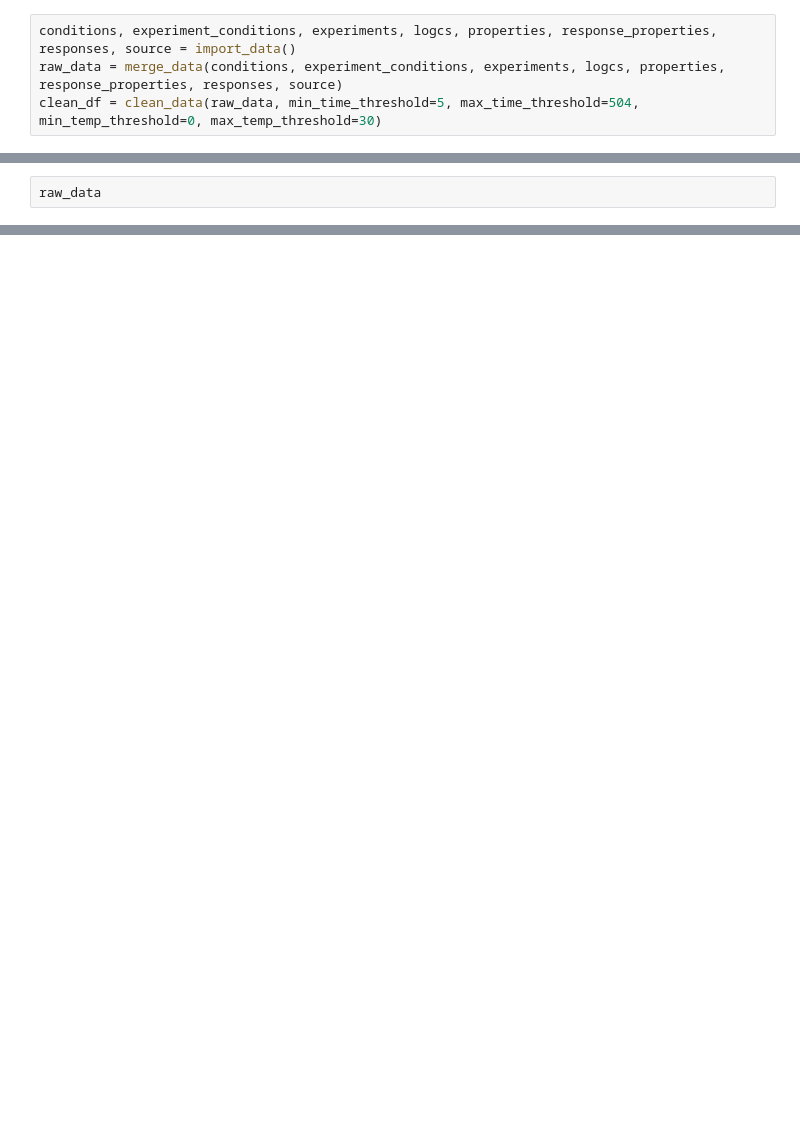
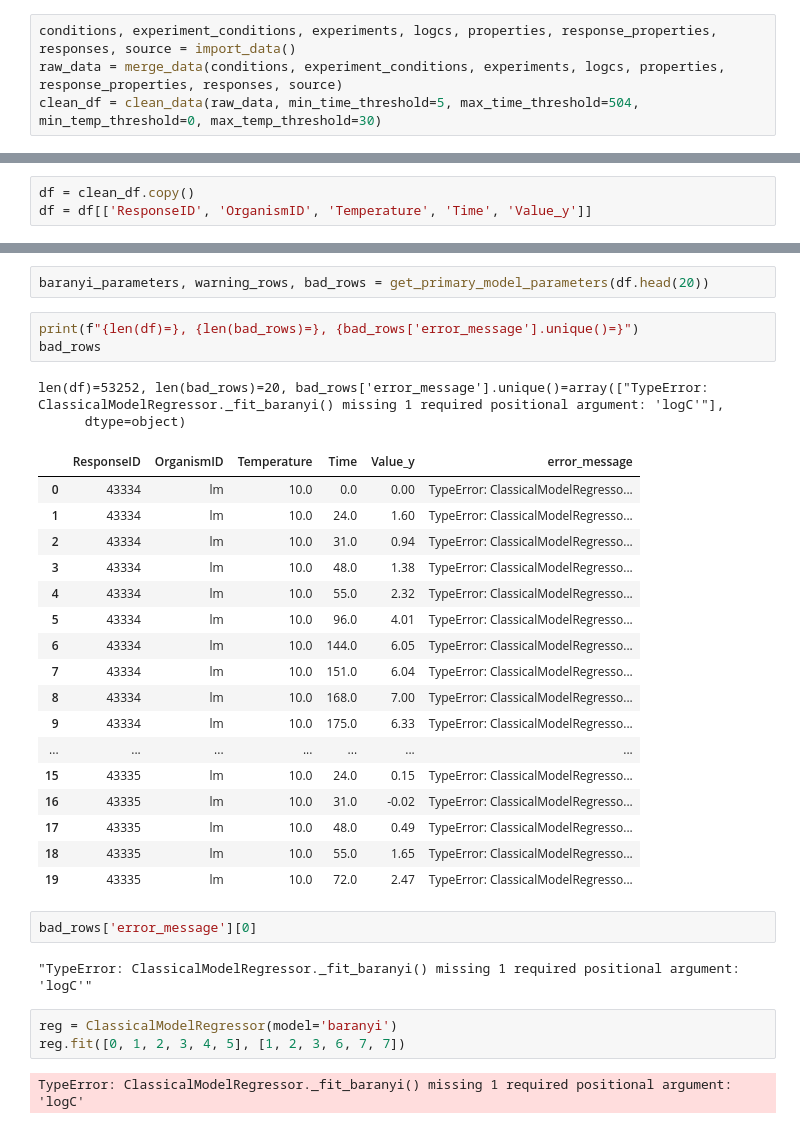
Before and after one commit to lulutinee/safer_food, a Jupyter notebook: notebooks/JYL_sandbox.ipynb, the cells around one changed output, grey strips where cells are left out. Saved outputs shown, nothing was run; the diff lists cells and outputs as text; blank space fills up the shorter version.

```diff
--- a/notebooks/JYL_sandbox.ipynb
+++ b/notebooks/JYL_sandbox.ipynb
@@ -449,2 +490,3 @@ clean_df = clean_data(raw_data, min_time_threshold=5, max_time_threshold=504, mi
 # %%
-raw_data
+df = clean_df.copy()
+df = df[['ResponseID', 'OrganismID', 'Temperature', 'Time', 'Value_y']]
@@ -480,0 +667,34 @@ clean_df
+# %%
+baranyi_parameters, warning_rows, bad_rows = get_primary_model_parameters(df.head(20))
+# %%
+print(f"{len(df)=}, {len(bad_rows)=}, {bad_rows['error_message'].unique()=}")
+bad_rows
+# %% [output]
+len(df)=53252, len(bad_rows)=20, bad_rows['error_message'].unique()=array(["TypeError: ClassicalModelRegressor._fit_baranyi() missing 1 required positional argument: 'logC'"],
+      dtype=object)
+|  | ResponseID | OrganismID | Temperature | Time | Value_y | error_message |
+| 0 | 43334 | lm | 10.0 | 0.0 | 0.00 | TypeError: ClassicalModelRegresso... |
+| 1 | 43334 | lm | 10.0 | 24.0 | 1.60 | TypeError: ClassicalModelRegresso... |
+| 2 | 43334 | lm | 10.0 | 31.0 | 0.94 | TypeError: ClassicalModelRegresso... |
+| 3 | 43334 | lm | 10.0 | 48.0 | 1.38 | TypeError: ClassicalModelRegresso... |
+| 4 | 43334 | lm | 10.0 | 55.0 | 2.32 | TypeError: ClassicalModelRegresso... |
+| 5 | 43334 | lm | 10.0 | 96.0 | 4.01 | TypeError: ClassicalModelRegresso... |
+| 6 | 43334 | lm | 10.0 | 144.0 | 6.05 | TypeError: ClassicalModelRegresso... |
+| 7 | 43334 | lm | 10.0 | 151.0 | 6.04 | TypeError: ClassicalModelRegresso... |
+| 8 | 43334 | lm | 10.0 | 168.0 | 7.00 | TypeError: ClassicalModelRegresso... |
+| 9 | 43334 | lm | 10.0 | 175.0 | 6.33 | TypeError: ClassicalModelRegresso... |
+| ... | ... | ... | ... | ... | ... | ... |
+| 15 | 43335 | lm | 10.0 | 24.0 | 0.15 | TypeError: ClassicalModelRegresso... |
+| 16 | 43335 | lm | 10.0 | 31.0 | -0.02 | TypeError: ClassicalModelRegresso... |
+| 17 | 43335 | lm | 10.0 | 48.0 | 0.49 | TypeError: ClassicalModelRegresso... |
+| 18 | 43335 | lm | 10.0 | 55.0 | 1.65 | TypeError: ClassicalModelRegresso... |
+| 19 | 43335 | lm | 10.0 | 72.0 | 2.47 | TypeError: ClassicalModelRegresso... |
+# %%
+bad_rows['error_message'][0]
+# %% [output]
+"TypeError: ClassicalModelRegressor._fit_baranyi() missing 1 required positional argument: 'logC'"
+# %%
+reg = ClassicalModelRegressor(model='baranyi')
+reg.fit([0, 1, 2, 3, 4, 5], [1, 2, 3, 6, 7, 7])
+# %% [output]
+TypeError: ClassicalModelRegressor._fit_baranyi() missing 1 required positional argument: 'logC'
```
Also changed, not shown: parts of 11 cells of this notebook, 4 other files.
